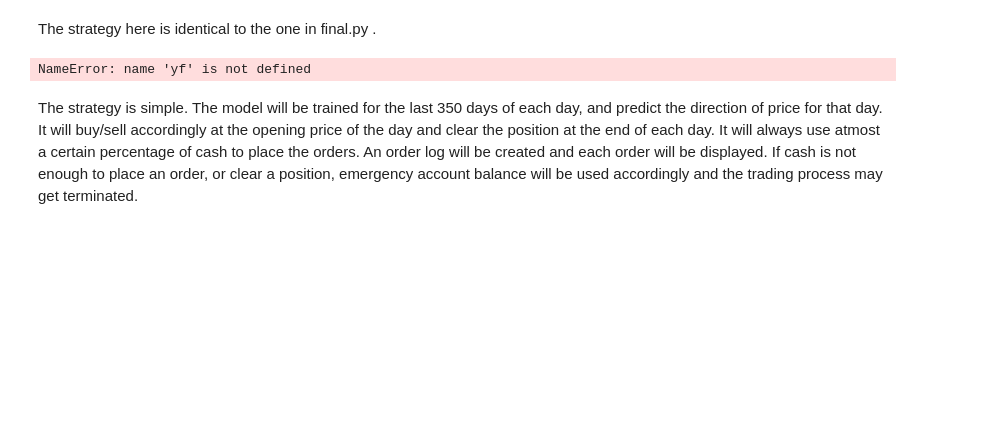
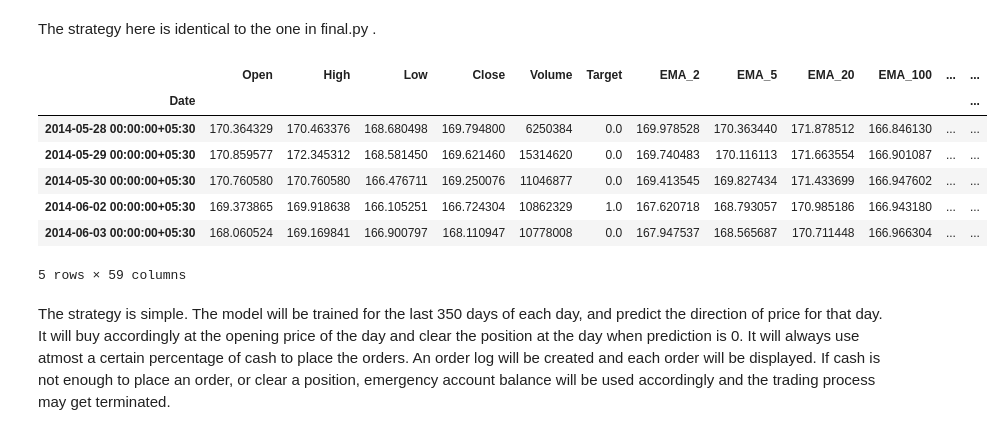
Before and after one commit to Raj-Harshit23/SoC-Automated-Trading, a Jupyter notebook: final script/backtester.ipynb, the cells around one changed output. Cells and saved outputs as stored; diff of their text form; code cells hidden in the pictures; blank space fills up the shorter version.

```diff
--- a/final script/backtester.ipynb
+++ b/final script/backtester.ipynb
@@ -50,8 +60,16 @@ def add_features(df):
 # %%
 df=data(ticker)
 df_added=add_features(df)
+df_added.head()
 # %% [output]
+|  | Open | High | Low | Close | Volume | Target | EMA_2 | EMA_5 | EMA_20 | EMA_100 | ... | ... |
+| Date |  |  |  |  |  |  |  |  |  |  |  | ... |
+| 2014-05-28 00:00:00+05:30 | 170.364329 | 170.463376 | 168.680498 | 169.794800 | 6250384 | 0.0 | 169.978528 | 170.363440 | 171.878512 | 166.846130 | ... | ... |
+| 2014-05-29 00:00:00+05:30 | 170.859577 | 172.345312 | 168.581450 | 169.621460 | 15314620 | 0.0 | 169.740483 | 170.116113 | 171.663554 | 166.901087 | ... | ... |
+| 2014-05-30 00:00:00+05:30 | 170.760580 | 170.760580 | 166.476711 | 169.250076 | 11046877 | 0.0 | 169.413545 | 169.827434 | 171.433699 | 166.947602 | ... | ... |
+| 2014-06-02 00:00:00+05:30 | 169.373865 | 169.918638 | 166.105251 | 166.724304 | 10862329 | 1.0 | 167.620718 | 168.793057 | 170.985186 | 166.943180 | ... | ... |
+| 2014-06-03 00:00:00+05:30 | 168.060524 | 169.169841 | 166.900797 | 168.110947 | 10778008 | 0.0 | 167.947537 | 168.565687 | 170.711448 | 166.966304 | ... | ... |
-NameError: name 'yf' is not defined
+5 rows × 59 columns
 # %%
 # Define lagged features and technical indicators
 lagged_features = [f'Close_t-{i}' for i in range(1, 10)] + [f'Open_t-{i}' for i in range(1, 10)] + [f'Volume_t-{i}' for i in range(1, 10)]
@@ -67,4 +85,4 @@ df[all_features] = scaler.fit_transform(df[all_features])
 X = df_added[all_features]
 y = df_added['Target']
 # %% [markdown]
-The strategy is simple. The model will be trained for the last 350 days of each day, and predict the direction of price for that day. It will buy/sell accordingly at the opening price of the day and clear the position at the end of each day. It will always use atmost a certain percentage of cash to place the orders. An order log will be created and each order will be displayed. If cash is not enough to place an order, or clear a position, emergency account balance will be used accordingly and the trading process may get terminated.
+The strategy is simple. The model will be trained for the last 350 days of each day, and predict the direction of price for that day. It will buy accordingly at the opening price of the day and clear the position at the day when prediction is 0. It will always use atmost a certain percentage of cash to place the orders. An order log will be created and each order will be displayed. If cash is not enough to place an order, or clear a position, emergency account balance will be used accordingly and the trading process may get terminated.
```
Also changed, not shown: parts of 10 cells of this notebook.
